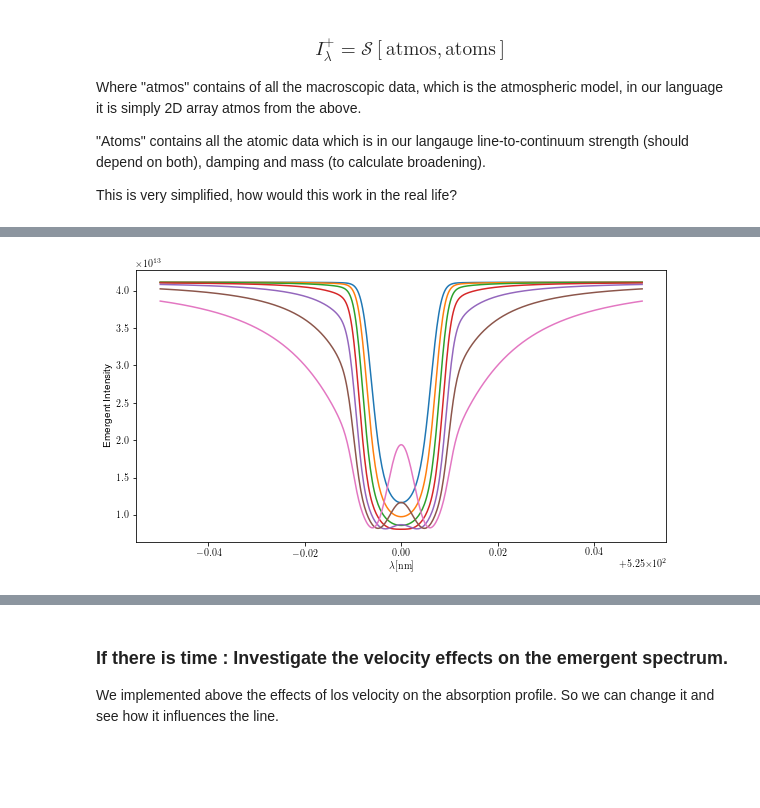
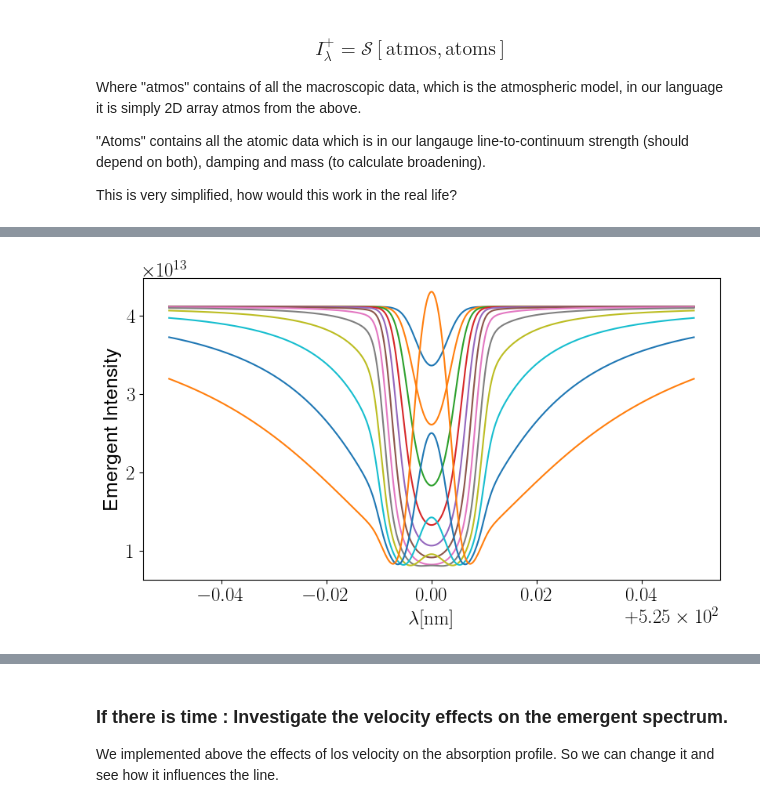
Before and after one commit to ivanzmilic/collage, a Jupyter notebook: Hands_on_1_spectrum_synthesis_extended.ipynb, the cells around one changed output, grey strips where cells are left out. Drawn from its saved outputs; the diff is of its cells as text; code cells hidden in the pictures; blank space fills up the shorter version.

```diff
--- a/Hands_on_1_spectrum_synthesis_extended.ipynb
+++ b/Hands_on_1_spectrum_synthesis_extended.ipynb
@@ -498,17 +497,17 @@ Text(0, 0.5, 'Emergent Intensity')
 # %%
-atom = np.array([m, 1E7, 50.0, 525.0E-9])
+atom = np.array([m, 1E7, 1.0, 525.0E-9])
 atmos[9,:] = 0.0
 
 plt.figure(figsize=[9.5,5])
-for i in range(0,7):
+for i in range(0,12):
     spectrum = synthesis(atmos,atom,llambda)
     plt.plot(llambda*1E9,spectrum,label='r ='+str(atom[3]))
     atom[2] *= 3.0
 plt.xlabel("$\\lambda [\mathrm {nm}]$")
 plt.ylabel("Emergent Intensity")
 plt.savefig("I_vs_r.png",bbox_inches='tight')
 # %% [output]
-[figure, old version]
+[figure, new version]
 # %%
 atom = np.array([m, 1E7, 50.0, 525.0E-9])
 atmos[9,:] = 0.0
```
Also changed, not shown: parts of 16 cells of this notebook, 1 other file.
